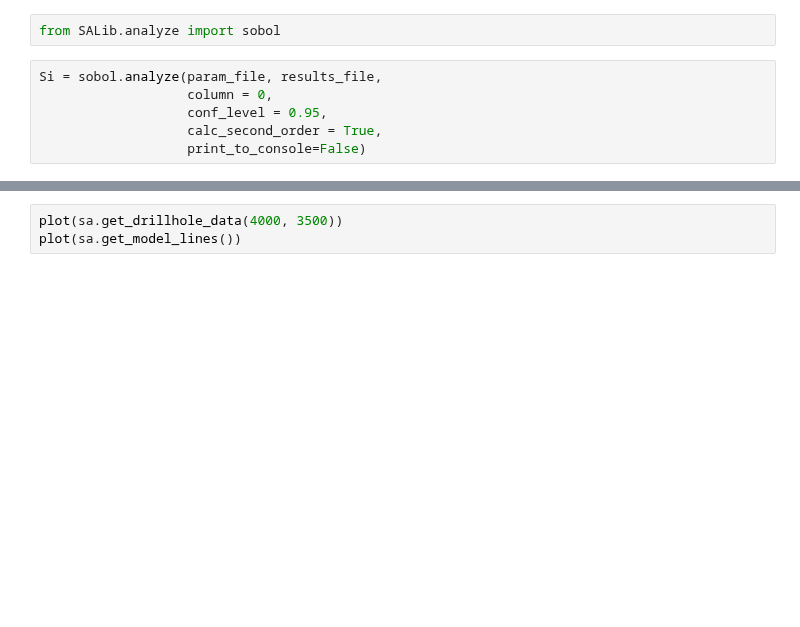
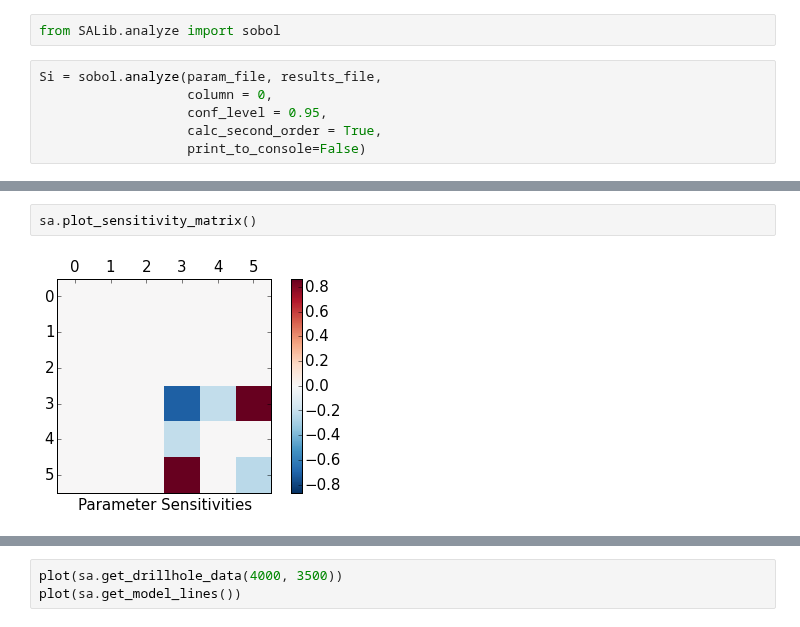
Before and after one commit to cgre-aachen/pynoddy, a Jupyter notebook: docs/notebooks/9-Sensitivity-Analysis.ipynb, the cells around one changed output, grey strips where cells are left out. Cells and saved outputs as stored; diff of their text form; blank space fills up the shorter version.

```diff
--- a/docs/notebooks/9-Sensitivity-Analysis.ipynb
+++ b/docs/notebooks/9-Sensitivity-Analysis.ipynb
@@ -177,0 +221,4 @@ sa.events[3].properties['Dip Direction']
+# %%
+sa.plot_sensitivity_matrix()
+# %% [output]
+[figure, added]
```
Also changed, not shown: parts of 19 cells of this notebook, 9 other files.
